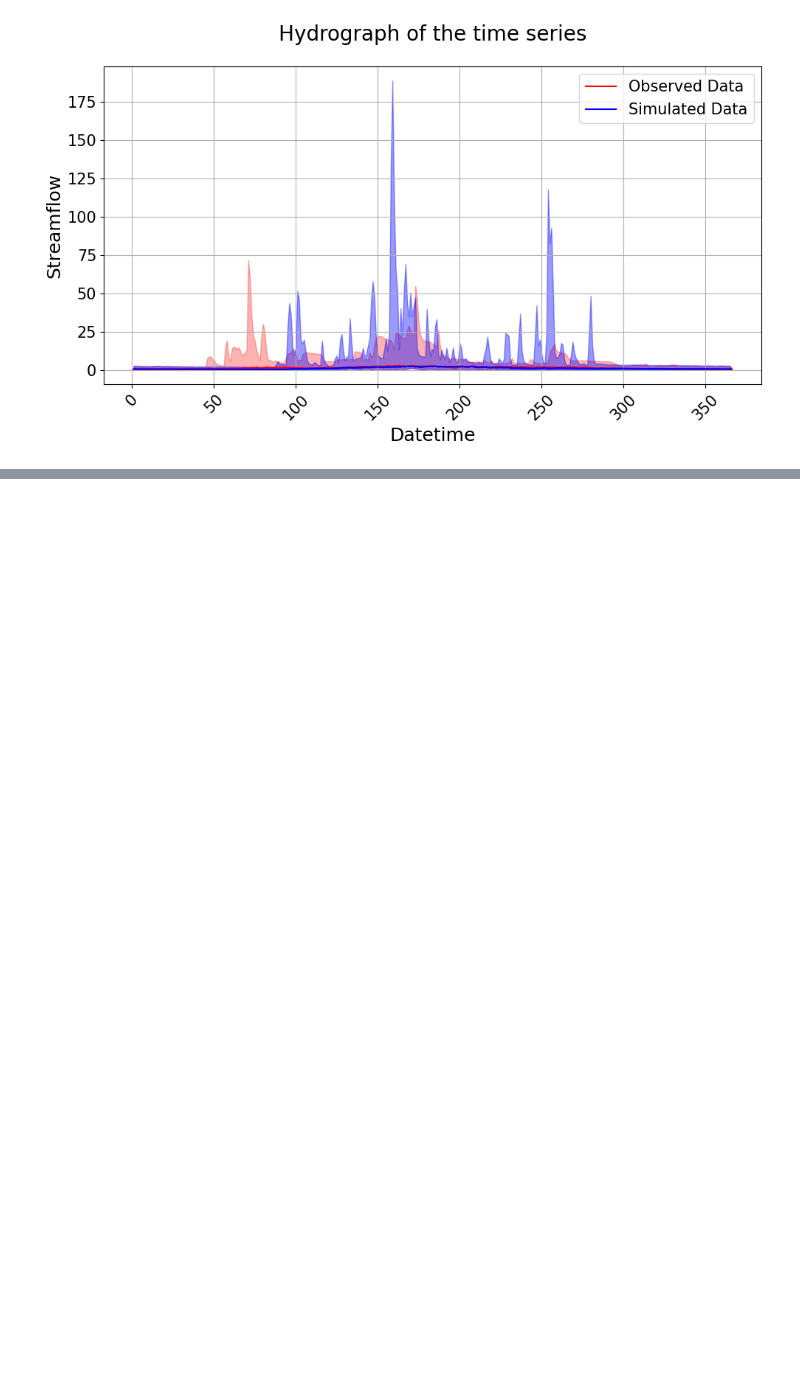
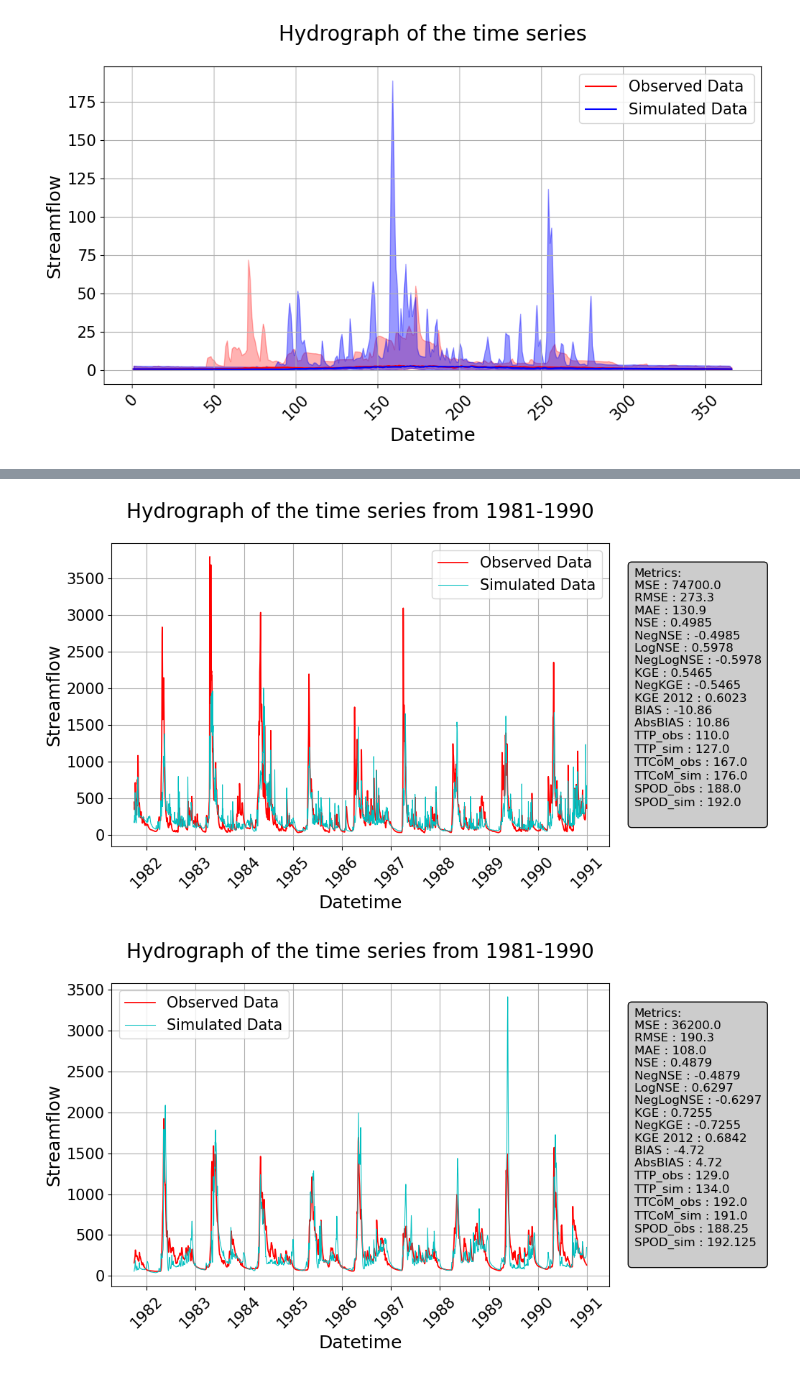
Before and after one commit to UchechukwuUdenze/NHS_PostProcessing, a Jupyter notebook: docs/source/notebooks/Examples.ipynb, the cells around one changed output, grey strips where cells are left out. Saved outputs shown, nothing was run; the diff lists cells and outputs as text; code cells hidden in the pictures; blank space fills up the shorter version.

```diff
--- a/docs/source/notebooks/Examples.ipynb
+++ b/docs/source/notebooks/Examples.ipynb
@@ -705,0 +762,21 @@ merged_df
+# %%
+path = 'MESH_output_streamflow_DefaultRun.csv'
+DATAFRAMES = data.generate_dataframes(csv_fpath=path, warm_up=365, start_date = "1981-01-01", end_date = "1990-12-31",
+                                      # optional arguments
+                                      # lets see a weekly aggregation
+                                      daily_agg = True, da_method = 'min',
+                                      # lets see a weekly aggregation
+                                      weekly_agg = True, wa_method = 'min',
+                                      # lets also see monthly aggregation
+                                      monthly_agg = True, ma_method = 'inst',
+                                      # lets also see yearly aggregation
+                                      yearly_agg = True, ya_method = 'sum',
+                                      # seasonal aggregation
+                                      # obtaining the month of January from every year from 1981 to 1985
+                                      seasonal_p = True, sp_dperiod = ('04-01', '08-30'),
+                                      sp_subset = ('1981-01-01', '1985-12-31'),
+                                      # long term
+                                      long_term = True, lt_method = ["q33.33", "median" ,'q75' ,'Q25' ,'q33' ],
+                                     )
+for key, value in DATAFRAMES.items():
+    print(f"{key}:\n{value}")
@@ -705,0 +801,16 @@ merged_df
+# %%
+visuals.plot(
+    # merged_df = DATAFRAMES["DF"]['1981-01-01':'1990-12-31'],
+    merged_df = DATAFRAMES["DF"]['1981-01-01':'1990-12-31'].iloc[:, [0, 1, 2, 3, 4, 5]],
+    title='Hydrograph of the time series from 1981-1990',
+    # linestyles=['r-', 'b-'],
+    linestyles=['c-', 'r'],
+    labels=['Datetime', 'Streamflow'],
+    metrices='all',
+    linewidth = [.75, 1.25],
+    # linewidth = [1.25],
+    grid=True,
+    )
+# %% [output]
+[figure, added]
+[figure, added]
```
Also changed, not shown: parts of 17 cells of this notebook, 6 other files.
